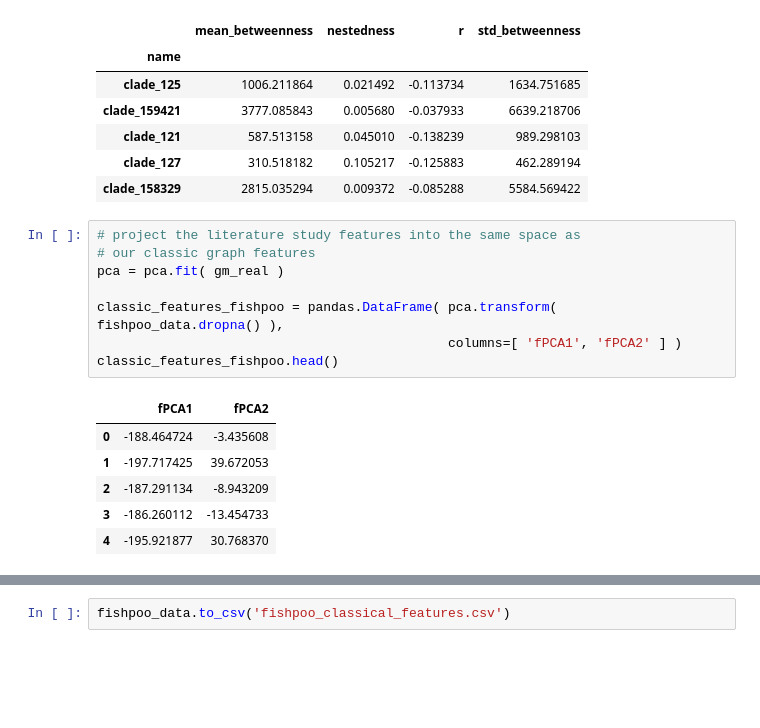
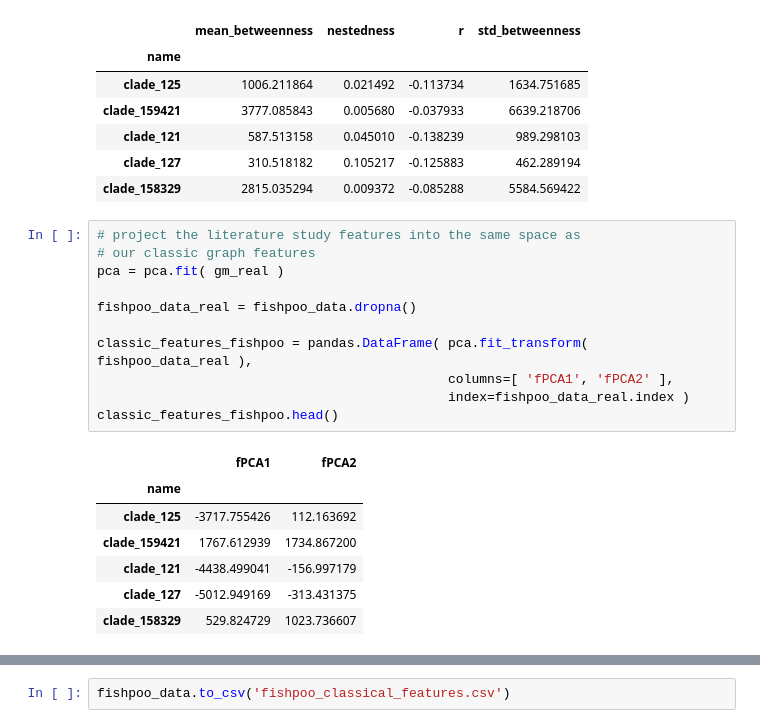
Before and after one commit to ryneches/ManyTrees, a Jupyter notebook: ManyTrees.ipynb, the cells around one changed output, grey strips where cells are left out. Drawn from its saved outputs; the diff is of its cells as text; blank space fills up the shorter version.

```diff
--- a/ManyTrees.ipynb
+++ b/ManyTrees.ipynb
@@ -1249,15 +1249,19 @@ fishpoo_data.head()
 # %%
 # project the literature study features into the same space as
 # our classic graph features
 pca = pca.fit( gm_real )
 
-classic_features_fishpoo = pandas.DataFrame( pca.transform( fishpoo_data.dropna() ),
-                                             columns=[ 'fPCA1', 'fPCA2' ] )
+fishpoo_data_real = fishpoo_data.dropna()
+
+classic_features_fishpoo = pandas.DataFrame( pca.fit_transform( fishpoo_data_real ),
+                                             columns=[ 'fPCA1', 'fPCA2' ],
+                                             index=fishpoo_data_real.index )
 classic_features_fishpoo.head()
 # %% [output]
 |  | fPCA1 | fPCA2 |
-| 0 | -188.464724 | -3.435608 |
-| 1 | -197.717425 | 39.672053 |
-| 2 | -187.291134 | -8.943209 |
-| 3 | -186.260112 | -13.454733 |
-| 4 | -195.921877 | 30.768370 |
+| name |  |  |
+| clade_125 | -3717.755426 | 112.163692 |
+| clade_159421 | 1767.612939 | 1734.867200 |
+| clade_121 | -4438.499041 | -156.997179 |
+| clade_127 | -5012.949169 | -313.431375 |
+| clade_158329 | 529.824729 | 1023.736607 |
```
Also changed, not shown: parts of 8 cells of this notebook.
